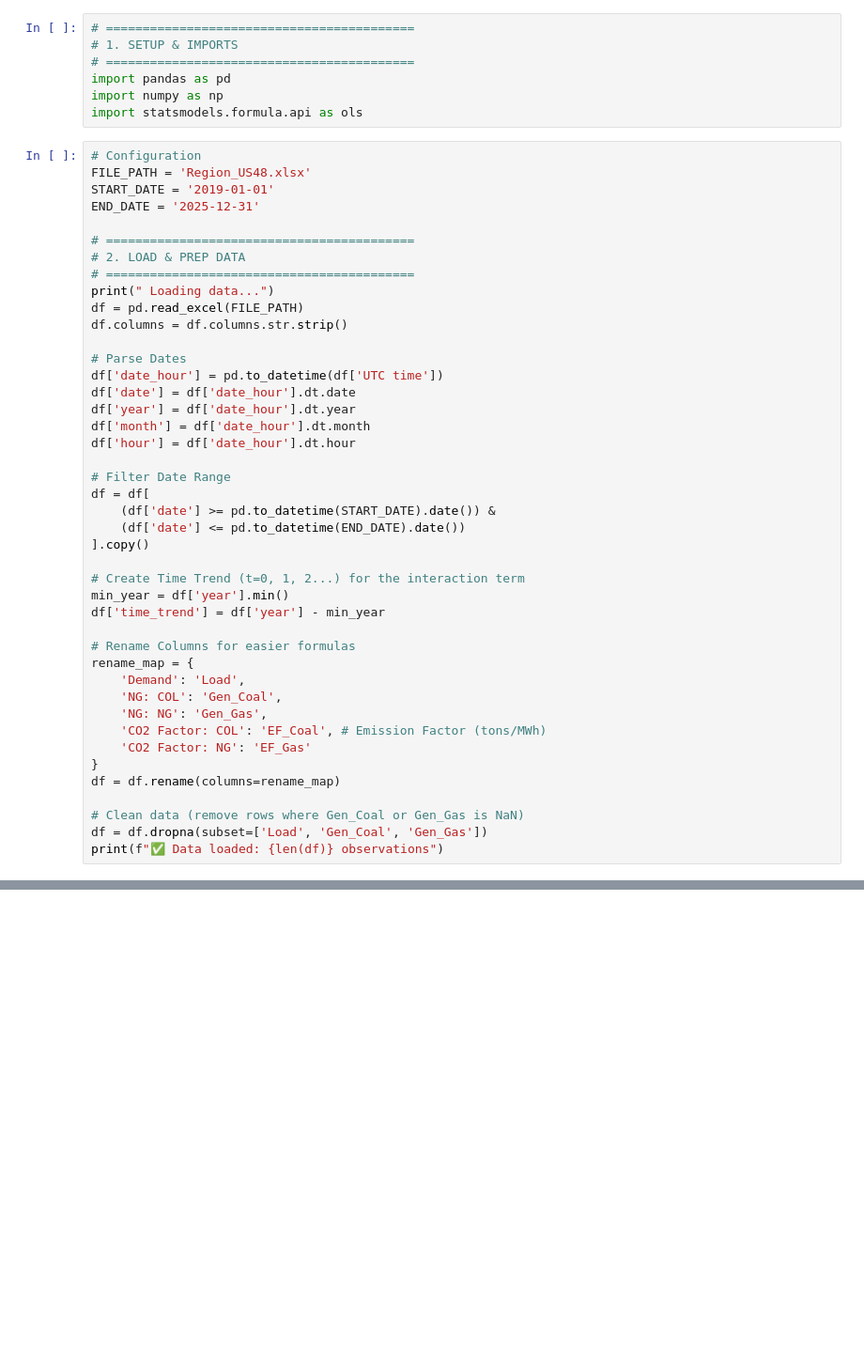
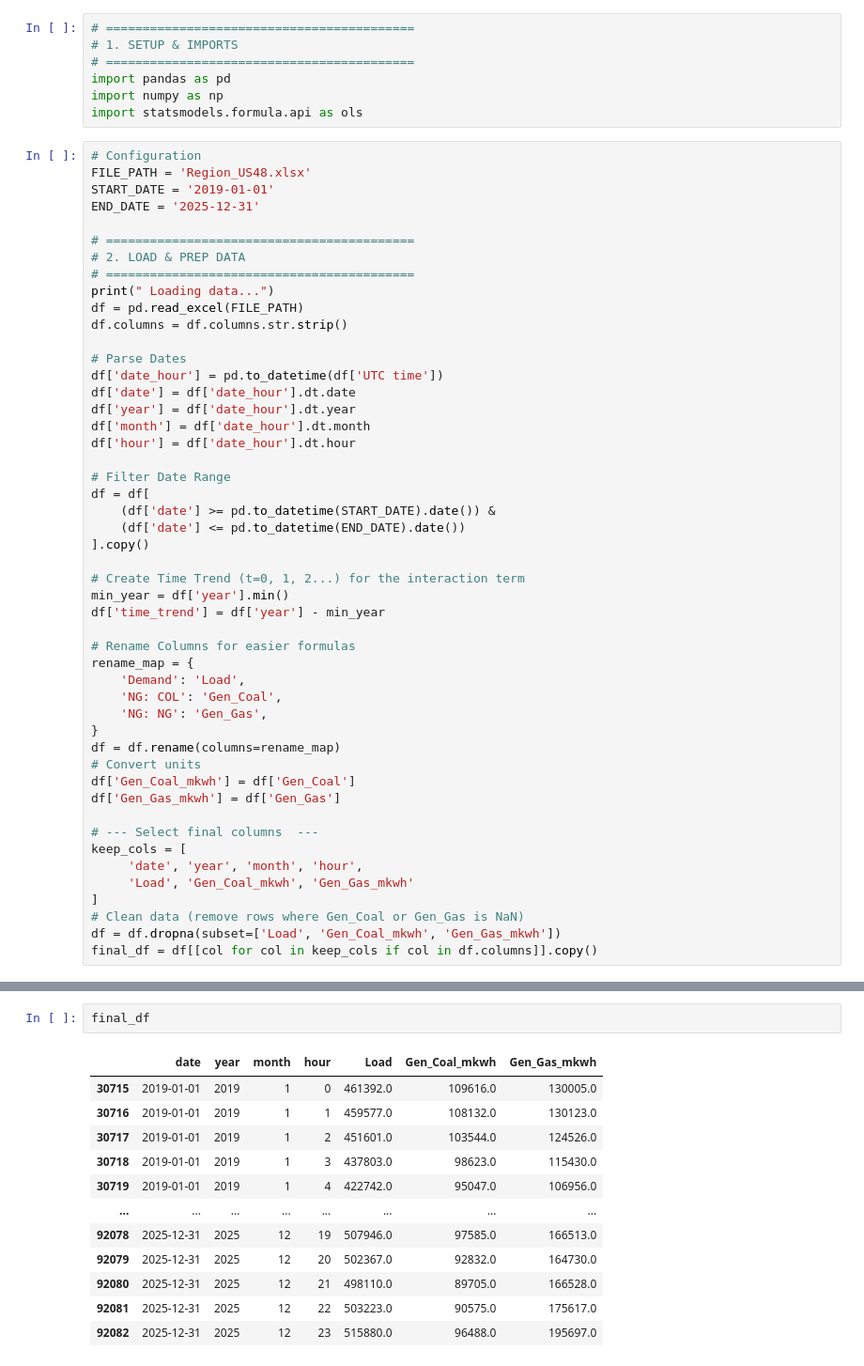
Before and after one commit to APanico12/STATE_DEPENDET_MEF, a Jupyter notebook: Gas_Coal.ipynb, the cells around one changed output, grey strips where cells are left out. Shown at 94% size. Drawn from its saved outputs; the diff is of its cells as text; blank space fills up the shorter version.

```diff
--- a/Gas_Coal.ipynb
+++ b/Gas_Coal.ipynb
@@ -40,13 +40,19 @@ rename_map = {
     'Demand': 'Load',
     'NG: COL': 'Gen_Coal',
     'NG: NG': 'Gen_Gas',
-    'CO2 Factor: COL': 'EF_Coal', # Emission Factor (tons/MWh)
-    'CO2 Factor: NG': 'EF_Gas'
 }
 df = df.rename(columns=rename_map)
+# Convert units
+df['Gen_Coal_mkwh'] = df['Gen_Coal']
+df['Gen_Gas_mkwh'] = df['Gen_Gas']
 
+# --- Select final columns  ---
+keep_cols = [
+     'date', 'year', 'month', 'hour',
+     'Load', 'Gen_Coal_mkwh', 'Gen_Gas_mkwh'
+]
 # Clean data (remove rows where Gen_Coal or Gen_Gas is NaN)
-df = df.dropna(subset=['Load', 'Gen_Coal', 'Gen_Gas'])
-print(f"✅ Data loaded: {len(df)} observations")
+df = df.dropna(subset=['Load', 'Gen_Coal_mkwh', 'Gen_Gas_mkwh'])
+final_df = df[[col for col in keep_cols if col in df.columns]].copy()
 # %% [output]
  Loading data...
@@ -341,0 +59,15 @@ plt.show()
+# %%
+final_df
+# %% [output]
+|  | date | year | month | hour | Load | Gen_Coal_mkwh | Gen_Gas_mkwh |
+| 30715 | 2019-01-01 | 2019 | 1 | 0 | 461392.0 | 109616.0 | 130005.0 |
+| 30716 | 2019-01-01 | 2019 | 1 | 1 | 459577.0 | 108132.0 | 130123.0 |
+| 30717 | 2019-01-01 | 2019 | 1 | 2 | 451601.0 | 103544.0 | 124526.0 |
+| 30718 | 2019-01-01 | 2019 | 1 | 3 | 437803.0 | 98623.0 | 115430.0 |
+| 30719 | 2019-01-01 | 2019 | 1 | 4 | 422742.0 | 95047.0 | 106956.0 |
+| ... | ... | ... | ... | ... | ... | ... | ... |
+| 92078 | 2025-12-31 | 2025 | 12 | 19 | 507946.0 | 97585.0 | 166513.0 |
+| 92079 | 2025-12-31 | 2025 | 12 | 20 | 502367.0 | 92832.0 | 164730.0 |
+| 92080 | 2025-12-31 | 2025 | 12 | 21 | 498110.0 | 89705.0 | 166528.0 |
+| 92081 | 2025-12-31 | 2025 | 12 | 22 | 503223.0 | 90575.0 | 175617.0 |
+| 92082 | 2025-12-31 | 2025 | 12 | 23 | 515880.0 | 96488.0 | 195697.0 |
```
Also changed, not shown: parts of 10 cells of this notebook, 50 other files.
